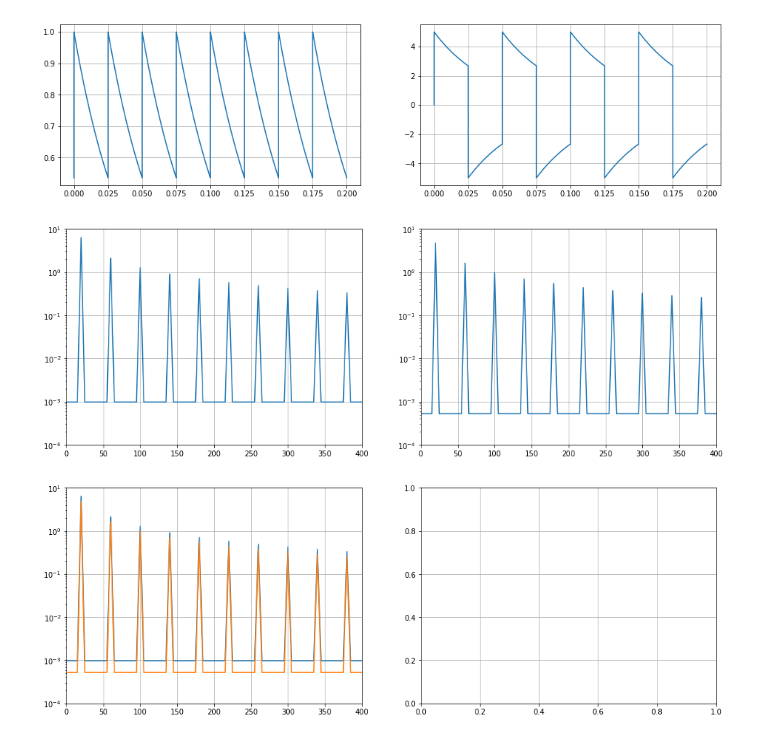
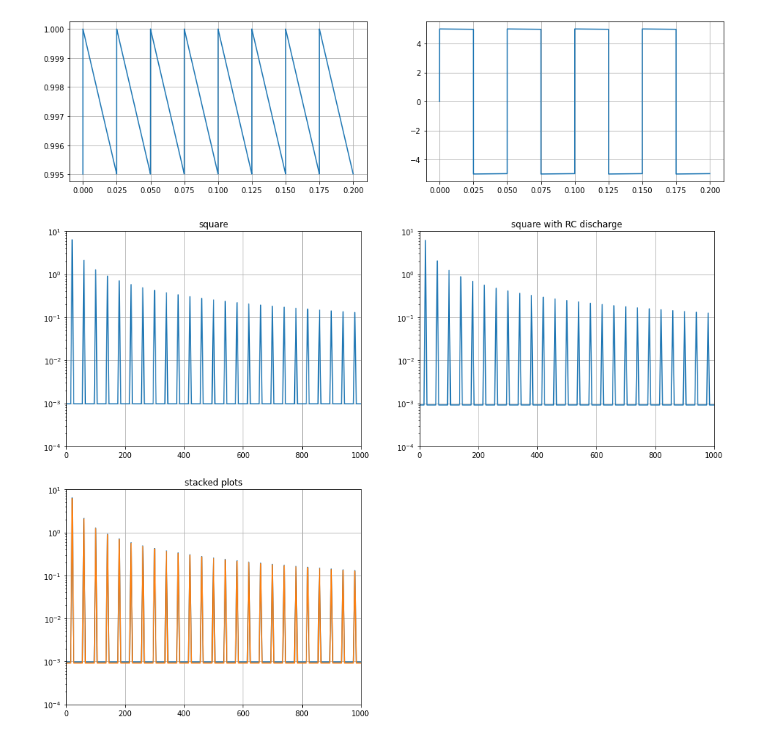
Before and after one commit to francoisgeorgy/jupyter-notebooks, a Jupyter notebook: ac-coupling/ac-coupling-fft.ipynb, the cells around one changed output. Drawn from its saved outputs; the diff is of its cells as text; code cells hidden in the pictures.

```diff
--- a/ac-coupling/ac-coupling-fft.ipynb
+++ b/ac-coupling/ac-coupling-fft.ipynb
@@ -27,52 +29,42 @@ signal.grid()
 # %%
 micro = 1 / 1000000.0
 kilo = 1000.0
 
-R = 2.0 * kilo
-C = 20.0 * micro
+R = 1000.0 * kilo
+C = 5.0 * micro
 tau = R*C
 
 #print(T/resolution)
 
 #discharge = np.exp(-(np.mod(t-(T/resolution), T/2)) / tau) #* np.sign(sin)
 discharge = np.exp(-(np.mod(t-0.00000001, T/2)) / tau) #* np.sign(sin)
 
 fig2, (disch, result) = plt.subplots(nrows=1, ncols=2, figsize=(16, 4))
 disch.plot(t, discharge)
 result.plot(t, square * discharge)
 disch.grid()
 result.grid()
 # %% [output]
-[figure, old version]
+[figure, new version]
 # %%
-#print(len(square))
-# N = len(square)
-# yf = scipy.fftpack.fft(square * discharge, N)
+def plot_fft(x, f, axes, title=''):
+    y = scipy.fft.fft(f)
+    samples = len(y)
+    axes.semilogy(x, 2.0/samples * np.abs(y[0:samples//2]))
+    # axes.plot(x, 2.0/samples * np.abs(y[0:samples//2]))
+    axes.set_xlim(left=0, right=1000)
+    axes.set_ylim(10e-5, 10)
+    axes.set_title(title)
+    axes.grid(True)
 
-fig3, ((fftsquare, fftresult), (fft21, fft22)) = plt.subplots(nrows=2, ncols=2, figsize=(16, 12))
-fftsquare.grid()
-fftresult.grid()
-fft21.grid()
-fft22.grid()
+fig3, ((fft11, fft12), (fft21, fft22)) = plt.subplots(nrows=2, ncols=2, figsize=(16, 12))
+fig3.delaxes(fft22)
 
 xf = scipy.fft.fftfreq(samples, spacing)[:samples//2]
 
-yfq = scipy.fft.fft(square)
-fftsquare.semilogy(xf, 2.0/samples * np.abs(yfq[0:samples//2]))
-fftsquare.set_xlim(left=0, right=400)
-# print(fftsquare.get_ylim())
-fftsquare.set_ylim(10e-5, 10)
-
-yfd = scipy.fft.fft(square * discharge)
-fftresult.semilogy(xf, 2.0/samples * np.abs(yfd[0:samples//2]))
-fftresult.set_xlim(left=0, right=400)
-# print(fftresult.get_ylim())
-fftresult.set_ylim(10e-5, 10)
-
-fft21.semilogy(xf, 2.0/samples * np.abs(yfq[0:samples//2]))
-fft21.semilogy(xf, 2.0/samples * np.abs(yfd[0:samples//2]))
-fft21.set_xlim(left=0, right=400)
-fft21.set_ylim(10e-5, 10)
-print()
+plot_fft(xf, square, fft11, 'square')
+plot_fft(xf, square * discharge, fft12, 'square with RC discharge')
+plot_fft(xf, square, fft21, 'stacked plots')
+plot_fft(xf, square * discharge, fft21, 'stacked plots')
 # %% [output]
-[figure, old version]
+[figure, new version]
```
Also changed, not shown: parts of 1 cell of this notebook, 7 other files.
